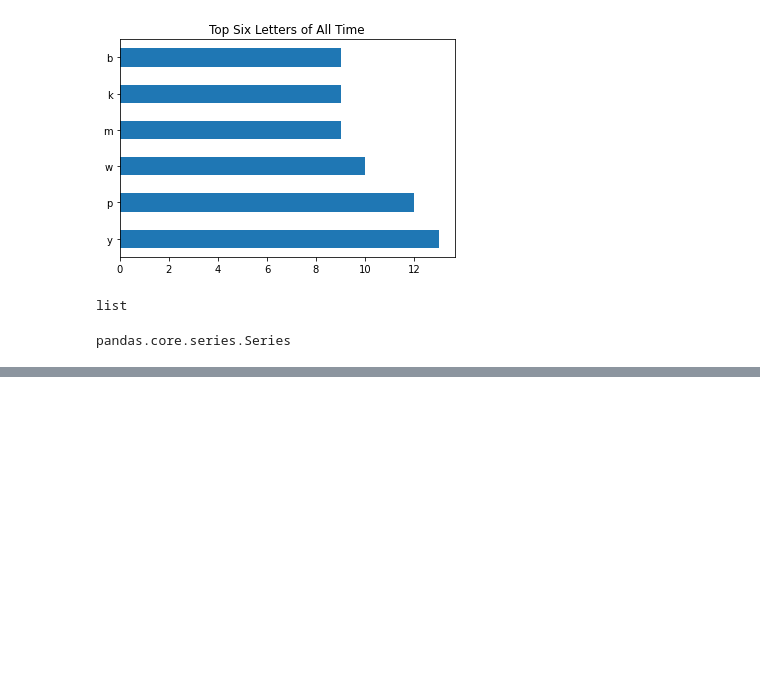
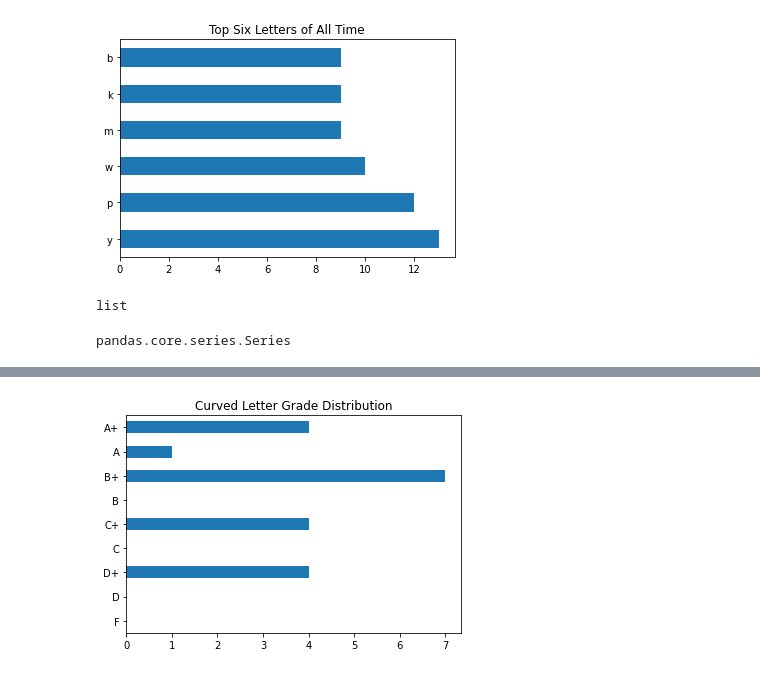
Before and after one commit to OKPTaylor/numpy-pandas-visualization-exercises, a Jupyter notebook: pandas_series.ipynb, the cells around one changed output, grey strips where cells are left out. Saved outputs shown, nothing was run; the diff lists cells and outputs as text; code cells hidden in the pictures; blank space fills up the shorter version.

```diff
--- a/pandas_series.ipynb
+++ b/pandas_series.ipynb
@@ -395,0 +509,2 @@ pandas.core.series.Series
+# %%
+the_curve = exam_scores + (100 - exam_scores.max())
@@ -395,0 +537,4 @@ pandas.core.series.Series
+# %%
+bin_edges = [0, 59, 60, 69, 70, 79, 80, 89, 90, 100 ]
+bin_labels = ["F", "D","D+", "C", "C+", "B", "B+", "A", "A+"]
+letter_grades = pd.cut(the_curve, bins=bin_edges, labels=bin_labels)
@@ -395,0 +561,6 @@ pandas.core.series.Series
+# %%
+letter_grades.value_counts().sort_index().plot.barh()
+plt.title("Curved Letter Grade Distribution")
+plt.show()
+# %% [output]
+[figure, added]
```
Also changed, not shown: parts of 33 cells of this notebook.
